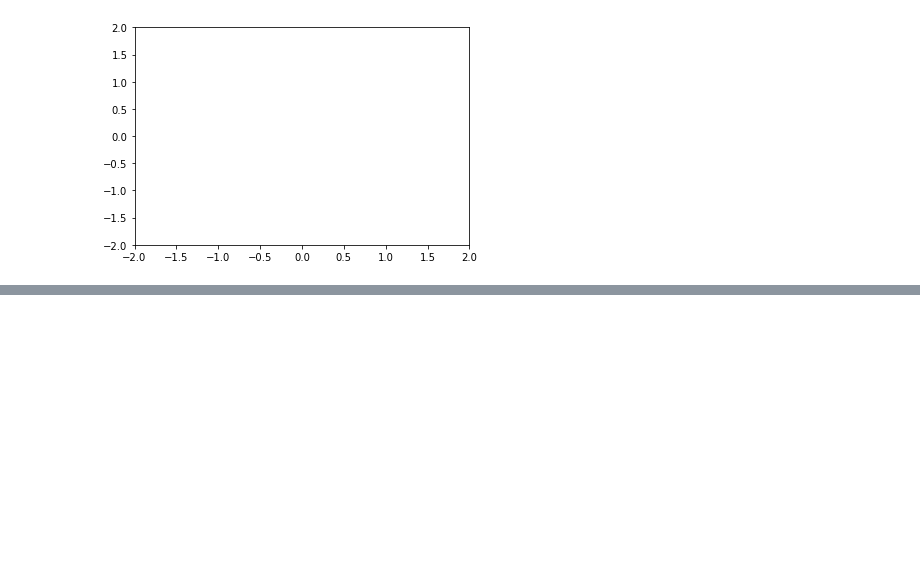
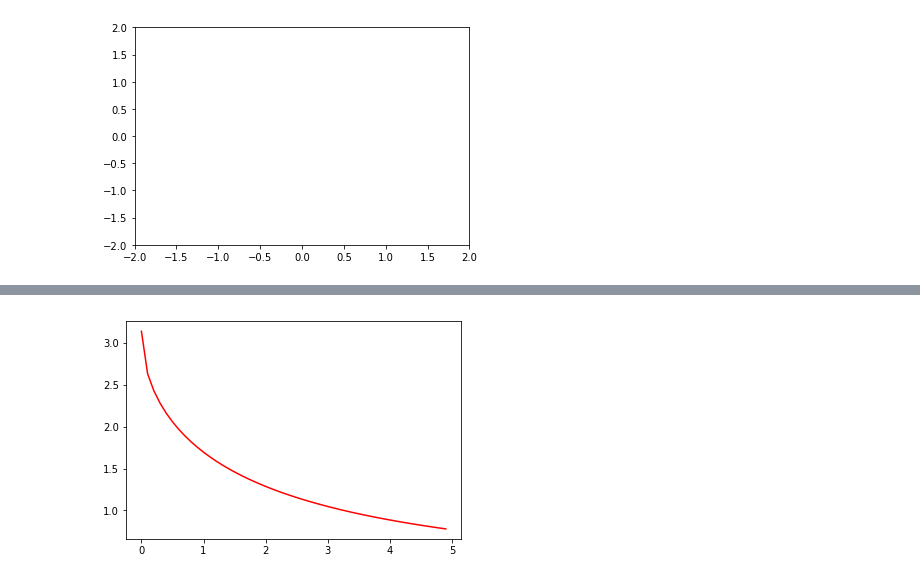
Before and after one commit to linzexinmasterchief/JupyterNotebooks, a Jupyter notebook: MatplotlibStudy.ipynb, the cells around one changed output, grey strips where cells are left out. Drawn from its saved outputs; the diff is of its cells as text; code cells hidden in the pictures; blank space fills up the shorter version.

```diff
--- a/MatplotlibStudy.ipynb
+++ b/MatplotlibStudy.ipynb
@@ -85,0 +122,11 @@ plt.show()
+# %%
+import numpy as np
+import matplotlib.pyplot as plt
+# evenly sampled time at 200ms intervals
+t = np.arange(0., 5., 0.2)
+x = np.arange(0,5,0.1)
+# red dashes, blue squares and green triangles
+plt.plot(x, 2*np.arcsin(3/(x+3)), 'r-')
+plt.show()
+# %% [output]
+[figure, added]
```
Also changed, not shown: parts of 4 cells of this notebook, 4 other files.
